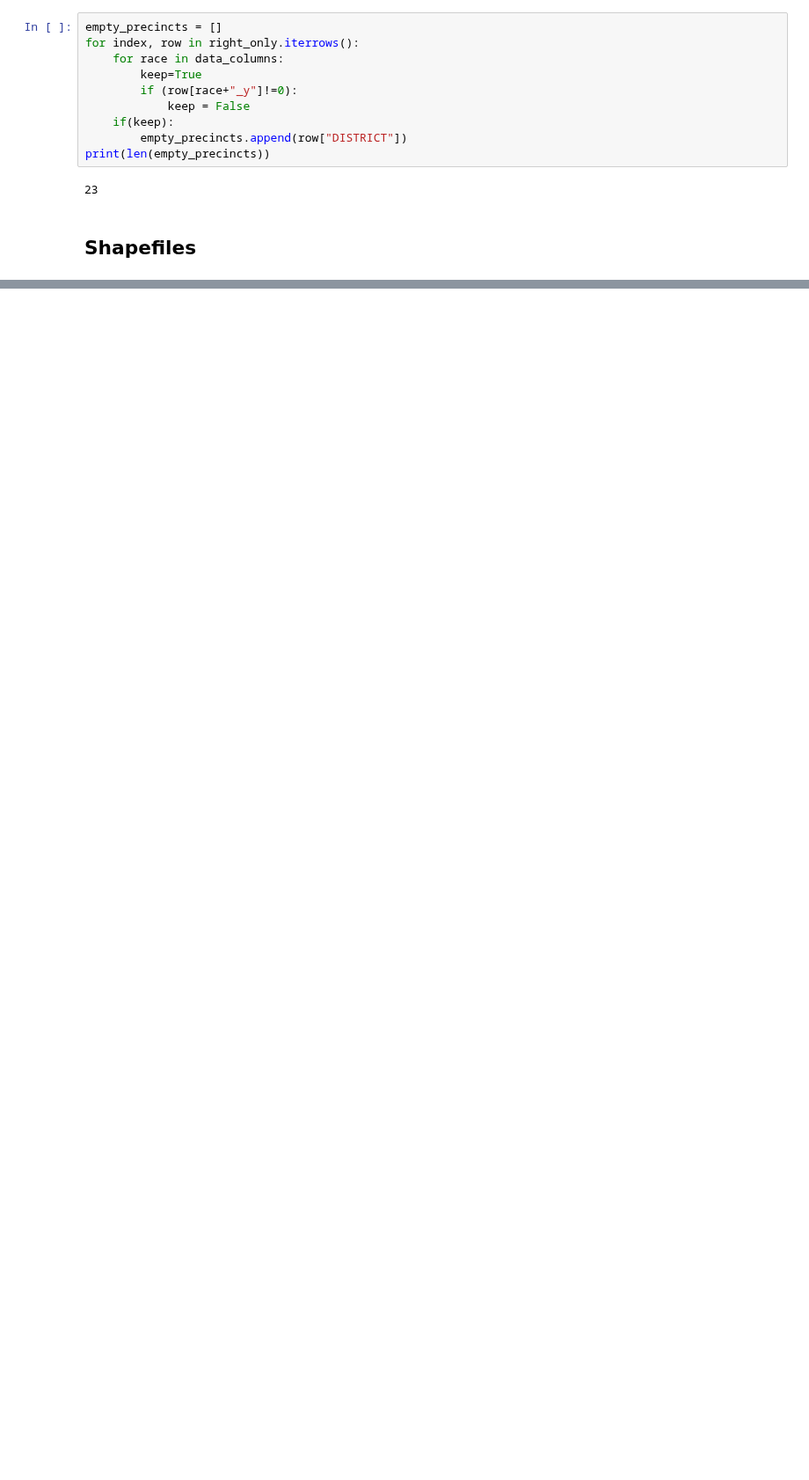
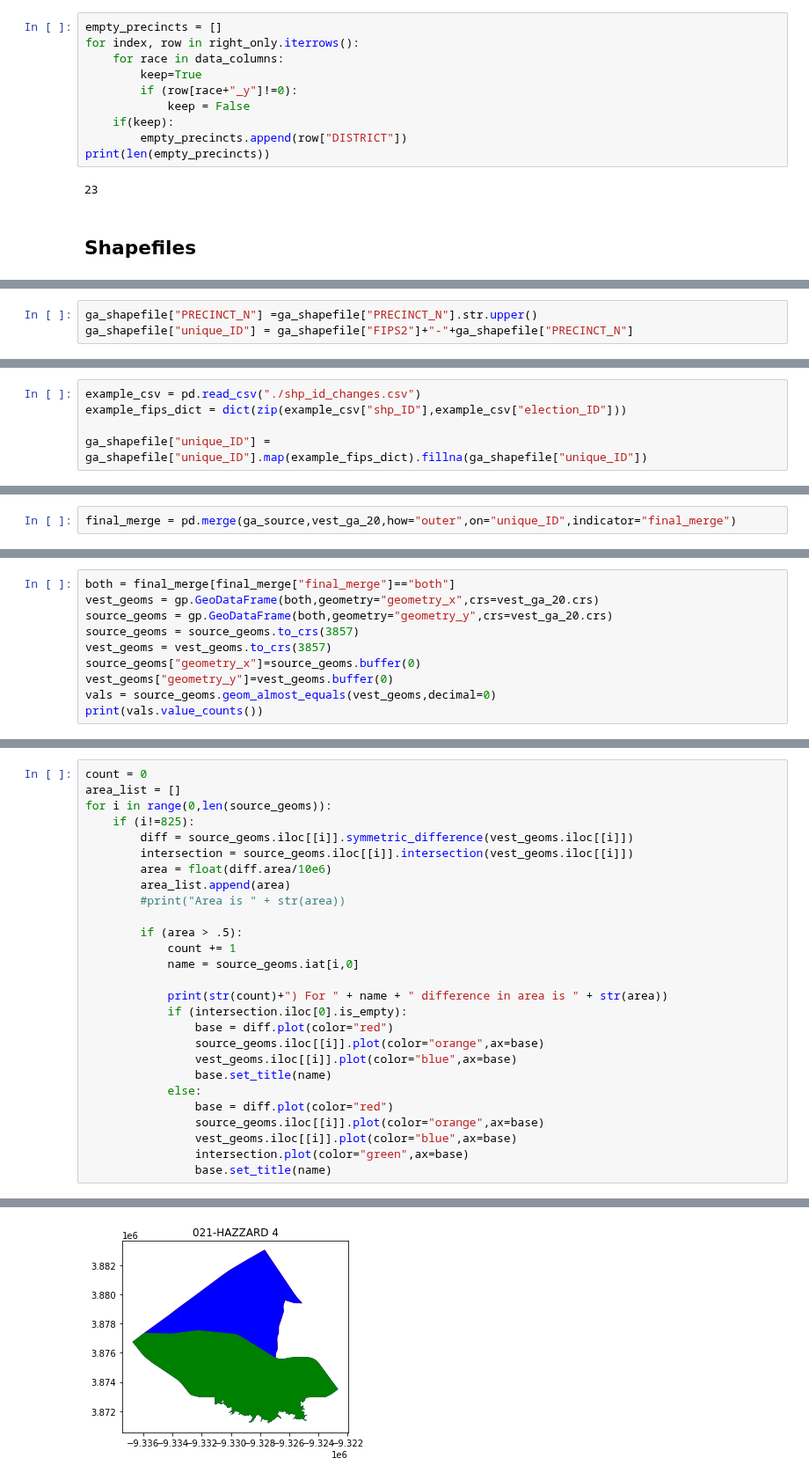
Before and after one commit to nonpartisan-redistricting-datahub/pdv-ga, a Jupyter notebook: vest-ga-2020/vest-ga-2020-validation.ipynb, the cells around one changed output, grey strips where cells are left out. Shown at 88% size. Saved outputs shown, nothing was run; the diff lists cells and outputs as text; blank space fills up the shorter version.

```diff
--- a/vest-ga-2020/vest-ga-2020-validation.ipynb
+++ b/vest-ga-2020/vest-ga-2020-validation.ipynb
@@ -534,0 +880,3 @@ print(len(empty_precincts))
+# %%
+ga_shapefile["PRECINCT_N"] =ga_shapefile["PRECINCT_N"].str.upper()
+ga_shapefile["unique_ID"] = ga_shapefile["FIPS2"]+"-"+ga_shapefile["PRECINCT_N"]
@@ -534,0 +897,5 @@ print(len(empty_precincts))
+# %%
+example_csv = pd.read_csv("./shp_id_changes.csv")
+example_fips_dict = dict(zip(example_csv["shp_ID"],example_csv["election_ID"]))
+
+ga_shapefile["unique_ID"] = ga_shapefile["unique_ID"].map(example_fips_dict).fillna(ga_shapefile["unique_ID"])
@@ -534,0 +918,2 @@ print(len(empty_precincts))
+# %%
+final_merge = pd.merge(ga_source,vest_ga_20,how="outer",on="unique_ID",indicator="final_merge")
@@ -534,0 +940,10 @@ print(len(empty_precincts))
+# %%
+both = final_merge[final_merge["final_merge"]=="both"]
+vest_geoms = gp.GeoDataFrame(both,geometry="geometry_x",crs=vest_ga_20.crs)
+source_geoms = gp.GeoDataFrame(both,geometry="geometry_y",crs=vest_ga_20.crs)
+source_geoms = source_geoms.to_crs(3857)
+vest_geoms = vest_geoms.to_crs(3857)
+source_geoms["geometry_x"]=source_geoms.buffer(0)
+vest_geoms["geometry_y"]=vest_geoms.buffer(0)
+vals = source_geoms.geom_almost_equals(vest_geoms,decimal=0)
+print(vals.value_counts())
@@ -534,0 +954,28 @@ print(len(empty_precincts))
+# %%
+count = 0
+area_list = []
+for i in range(0,len(source_geoms)):
+    if (i!=825):
+        diff = source_geoms.iloc[[i]].symmetric_difference(vest_geoms.iloc[[i]])
+        intersection = source_geoms.iloc[[i]].intersection(vest_geoms.iloc[[i]])
+        area = float(diff.area/10e6)
+        area_list.append(area)
+        #print("Area is " + str(area))
+
+        if (area > .5):
+            count += 1
+            name = source_geoms.iat[i,0]
+
+            print(str(count)+") For " + name + " difference in area is " + str(area))
+            if (intersection.iloc[0].is_empty):
+                base = diff.plot(color="red")
+                source_geoms.iloc[[i]].plot(color="orange",ax=base)
+                vest_geoms.iloc[[i]].plot(color="blue",ax=base)
+                base.set_title(name)
+            else:
+                base = diff.plot(color="red")
+                source_geoms.iloc[[i]].plot(color="orange",ax=base)
+                vest_geoms.iloc[[i]].plot(color="blue",ax=base)
+                intersection.plot(color="green",ax=base)
+                base.set_title(name)
+# %% [output]
@@ -534,0 +1003 @@ print(len(empty_precincts))
+[figure, added]
```
Also changed, not shown: parts of 35 cells of this notebook.
